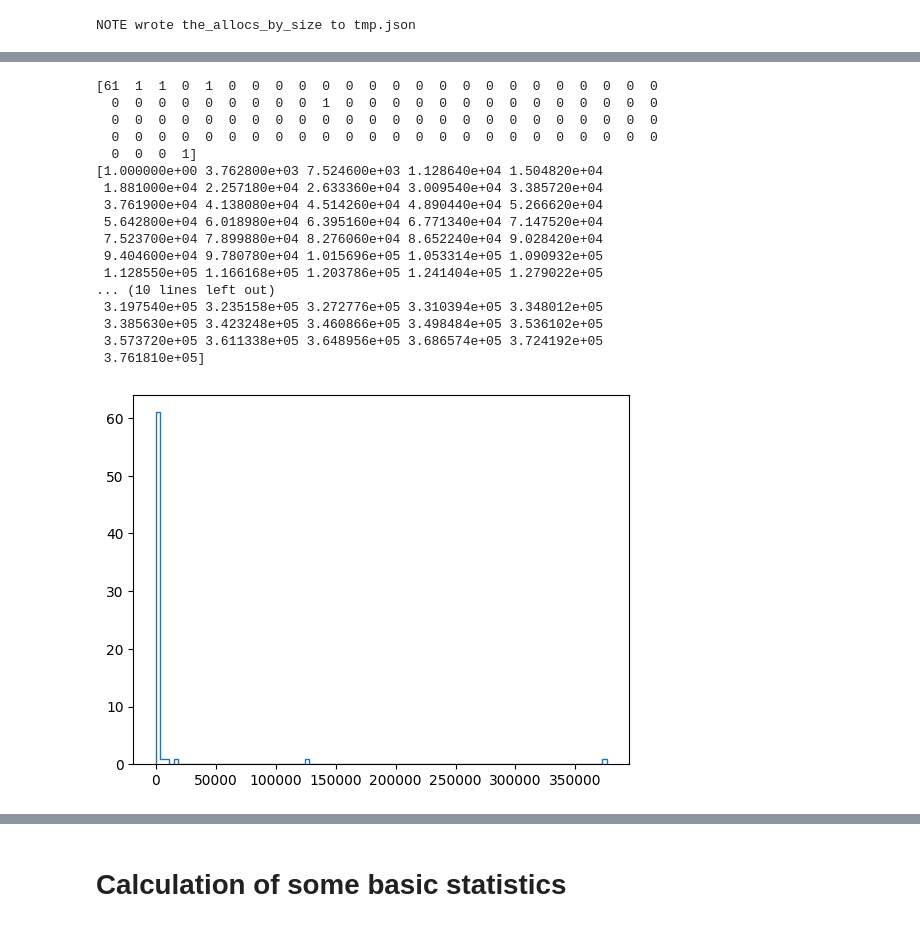
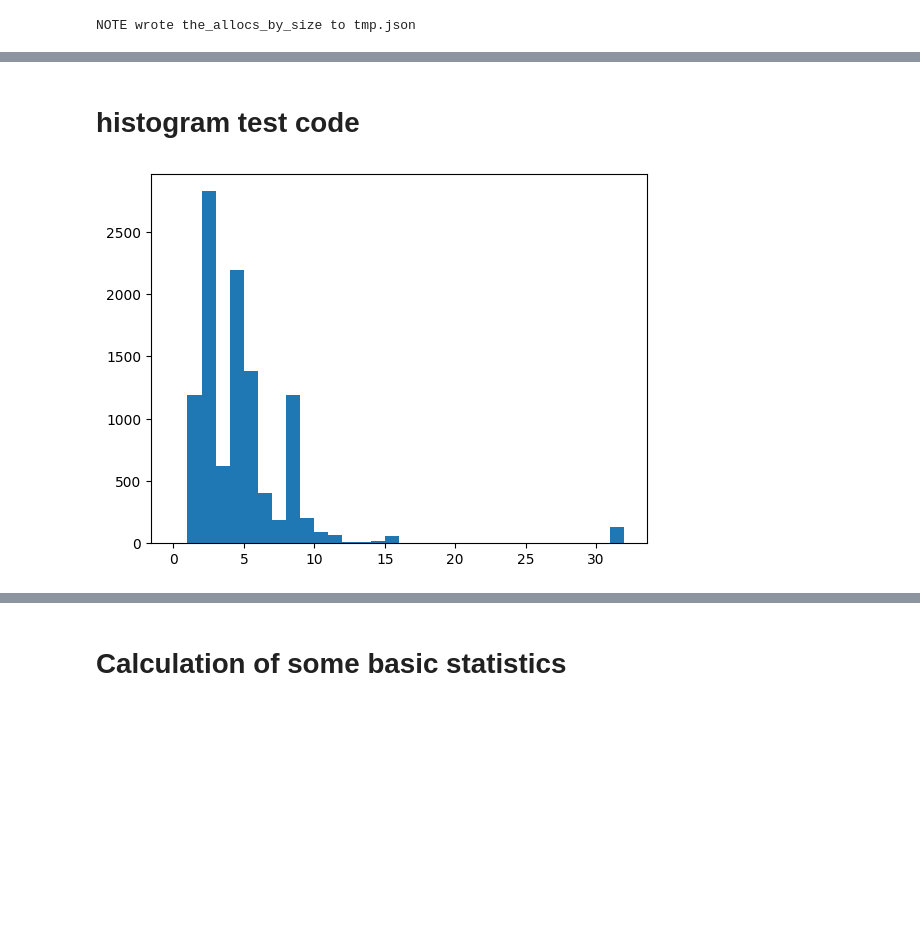
Before and after one commit to tomjridge/ocaml-alloc-stats, a Jupyter notebook: main.ipynb, the cells around one changed output, grey strips where cells are left out. Cells and saved outputs as stored; diff of their text form; code cells hidden in the pictures; blank space fills up the shorter version.

```diff
--- a/main.ipynb
+++ b/main.ipynb
@@ -138,25 +116,8 @@ sorted(list(the_allocs_by_size.items())) # debug
-# %%
-the_np_array = np.array(sorted(list(the_allocs_by_size.items())))
-counts, bins = np.histogram(the_np_array,100)
-plt.stairs(counts,bins) # FIXME this does not look correct
-print(counts) # FIXME this is not correct for the first bin
-print(bins)
-# %% [output]
-[61  1  1  0  1  0  0  0  0  0  0  0  0  0  0  0  0  0  0  0  0  0  0  0
-  0  0  0  0  0  0  0  0  0  1  0  0  0  0  0  0  0  0  0  0  0  0  0  0
-  0  0  0  0  0  0  0  0  0  0  0  0  0  0  0  0  0  0  0  0  0  0  0  0
-  0  0  0  0  0  0  0  0  0  0  0  0  0  0  0  0  0  0  0  0  0  0  0  0
-  0  0  0  1]
-[1.000000e+00 3.762800e+03 7.524600e+03 1.128640e+04 1.504820e+04
- 1.881000e+04 2.257180e+04 2.633360e+04 3.009540e+04 3.385720e+04
- 3.761900e+04 4.138080e+04 4.514260e+04 4.890440e+04 5.266620e+04
- 5.642800e+04 6.018980e+04 6.395160e+04 6.771340e+04 7.147520e+04
- 7.523700e+04 7.899880e+04 8.276060e+04 8.652240e+04 9.028420e+04
- 9.404600e+04 9.780780e+04 1.015696e+05 1.053314e+05 1.090932e+05
- 1.128550e+05 1.166168e+05 1.203786e+05 1.241404e+05 1.279022e+05
-... (10 lines left out)
- 3.197540e+05 3.235158e+05 3.272776e+05 3.310394e+05 3.348012e+05
- 3.385630e+05 3.423248e+05 3.460866e+05 3.498484e+05 3.536102e+05
- 3.573720e+05 3.611338e+05 3.648956e+05 3.686574e+05 3.724192e+05
- 3.761810e+05]
-[figure, removed]
+# %% [markdown]
+# histogram test code
+# %%
+# see https://www.tutorialspoint.com/numpy/numpy_histogram_using_matplotlib.htm
+# and https://matplotlib.org/stable/api/_as_gen/matplotlib.pyplot.hist.html
+_ = plt.hist(np.array(the_trace),range=(0,32),bins=32)
+# %% [output]
+[figure, added]
```
Also changed, not shown: parts of 10 cells of this notebook.
